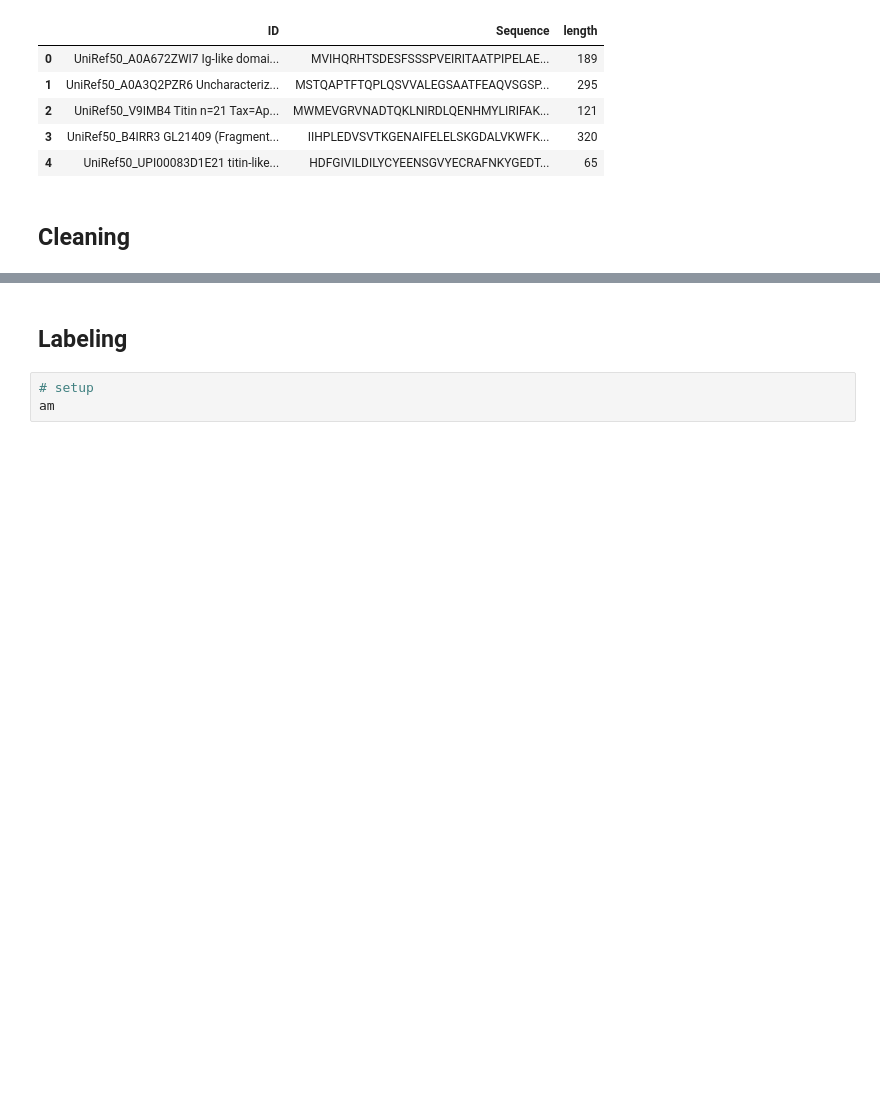
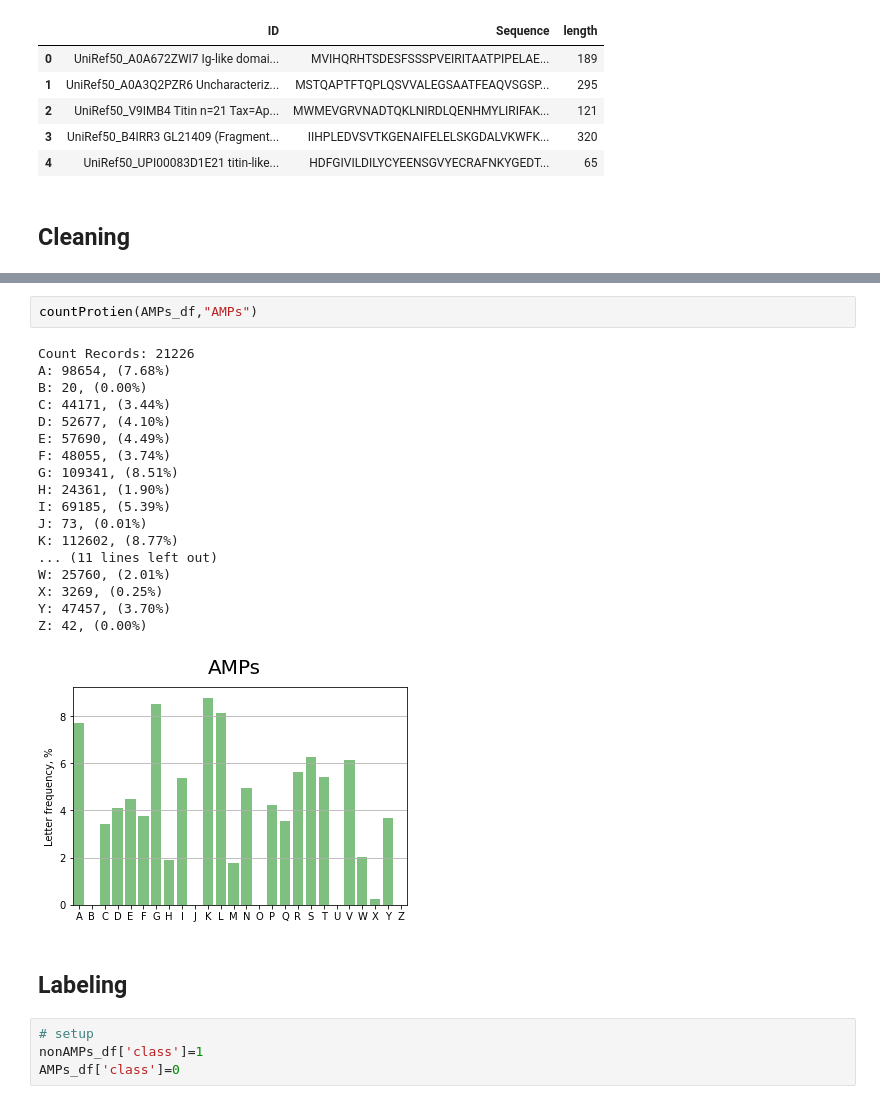
Before and after one commit to silenus092/AMPsDetector, a Jupyter notebook: DataPrep/DataPrep.ipynb, the cells around one changed output, grey strips where cells are left out. Saved outputs shown, nothing was run; the diff lists cells and outputs as text; blank space fills up the shorter version.

```diff
--- a/DataPrep/DataPrep.ipynb
+++ b/DataPrep/DataPrep.ipynb
@@ -198,5 +290,27 @@ Canvas(toolbar=Toolbar(toolitems=[('Home', 'Reset original view', 'home', 'home'
+# %%
+countProtien(AMPs_df,"AMPs")
+# %% [output]
+Count Records: 21226
+A: 98654, (7.68%)
+B: 20, (0.00%)
+C: 44171, (3.44%)
+D: 52677, (4.10%)
+E: 57690, (4.49%)
+F: 48055, (3.74%)
+G: 109341, (8.51%)
+H: 24361, (1.90%)
+I: 69185, (5.39%)
+J: 73, (0.01%)
+K: 112602, (8.77%)
+... (11 lines left out)
+W: 25760, (2.01%)
+X: 3269, (0.25%)
+Y: 47457, (3.70%)
+Z: 42, (0.00%)
+[figure, added]
 # %% [markdown]
 ## Labeling
-# %%
-# setup
-am
+# %%
+# setup
+nonAMPs_df['class']=1
+AMPs_df['class']=0
```
Also changed, not shown: parts of 22 cells of this notebook, 6 other files.
